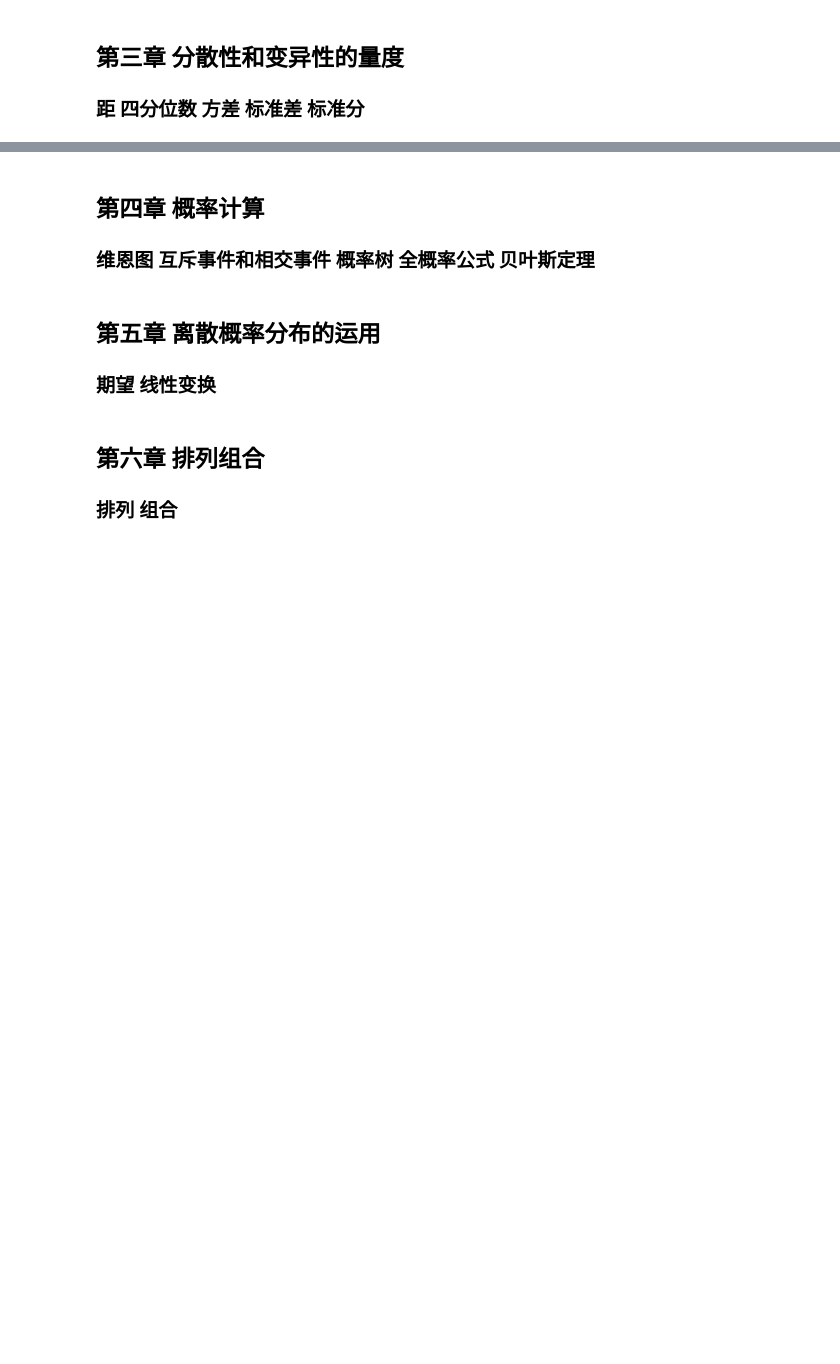
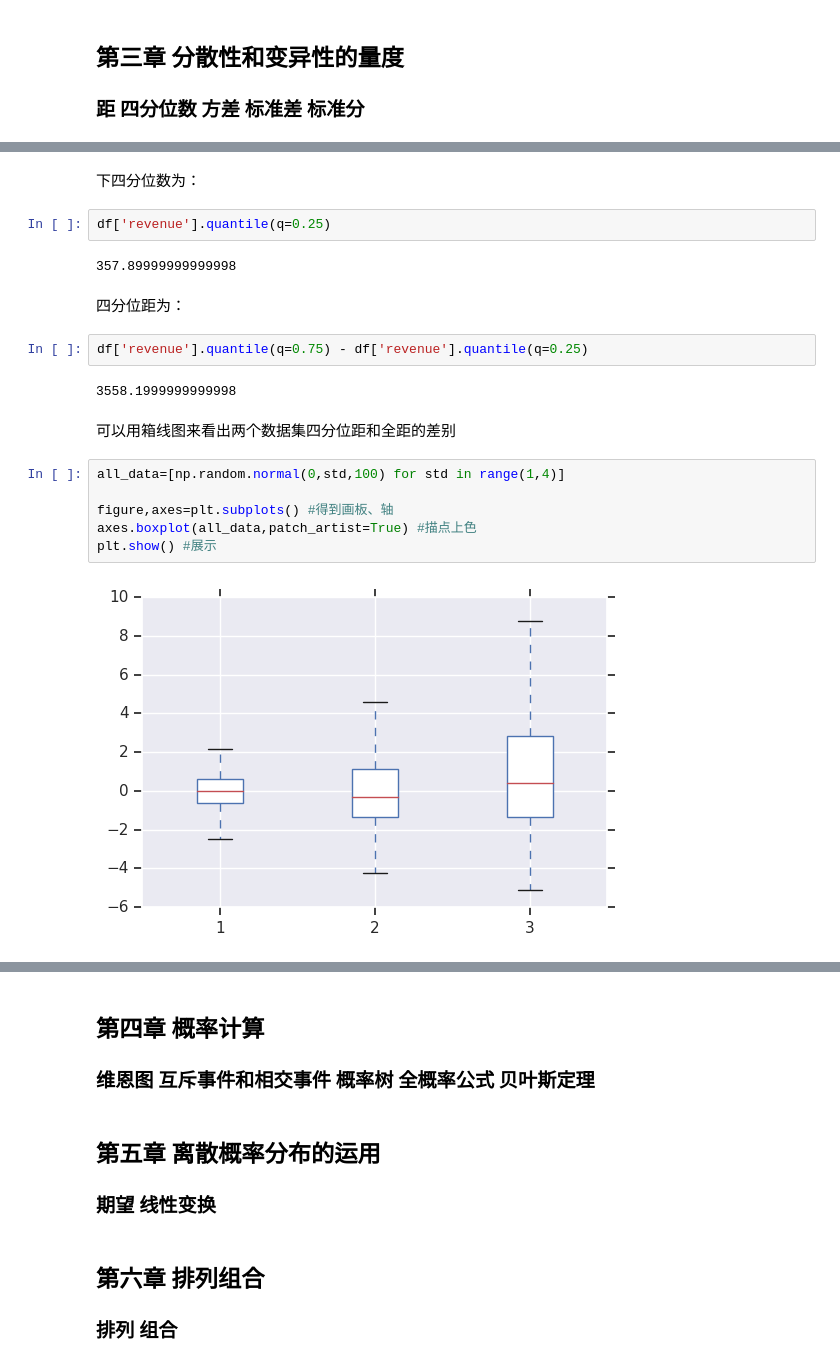
Before and after one commit to Shallwim/learningnote, a Jupyter notebook: statistics.ipynb, the cells around one changed output, grey strips where cells are left out. Cells and saved outputs as stored; diff of their text form; blank space fills up the shorter version.

```diff
--- a/statistics.ipynb
+++ b/statistics.ipynb
@@ -268,0 +295,22 @@ plt.show()
+# %% [markdown]
+下四分位数为：
+# %%
+df['revenue'].quantile(q=0.25)
+# %% [output]
+357.89999999999998
+# %% [markdown]
+四分位距为：
+# %%
+df['revenue'].quantile(q=0.75) - df['revenue'].quantile(q=0.25)
+# %% [output]
+3558.1999999999998
+# %% [markdown]
+可以用箱线图来看出两个数据集四分位距和全距的差别
+# %%
+all_data=[np.random.normal(0,std,100) for std in range(1,4)]
+
+figure,axes=plt.subplots() #得到画板、轴
+axes.boxplot(all_data,patch_artist=True) #描点上色
+plt.show() #展示
+# %% [output]
+[figure, added]
```
Also changed, not shown: parts of 28 cells of this notebook, 1 other file.
